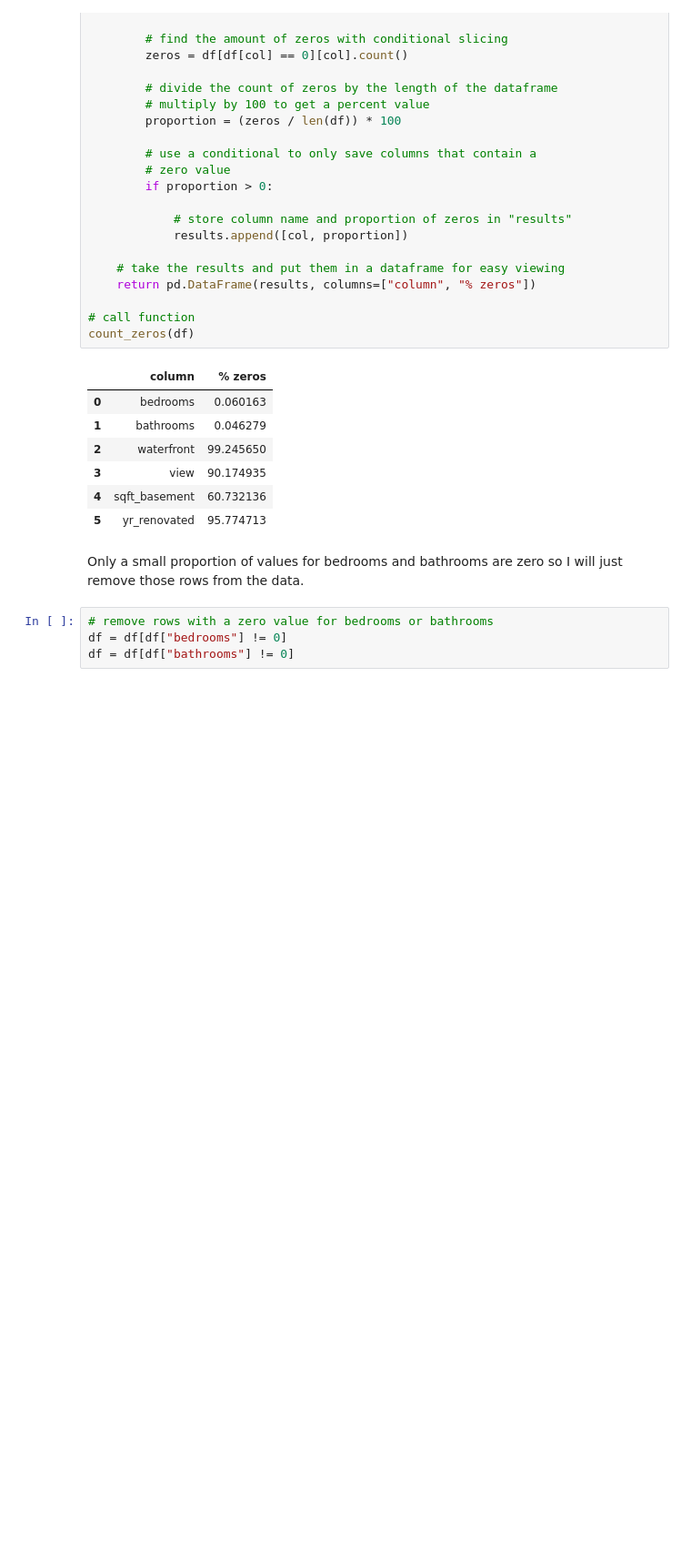
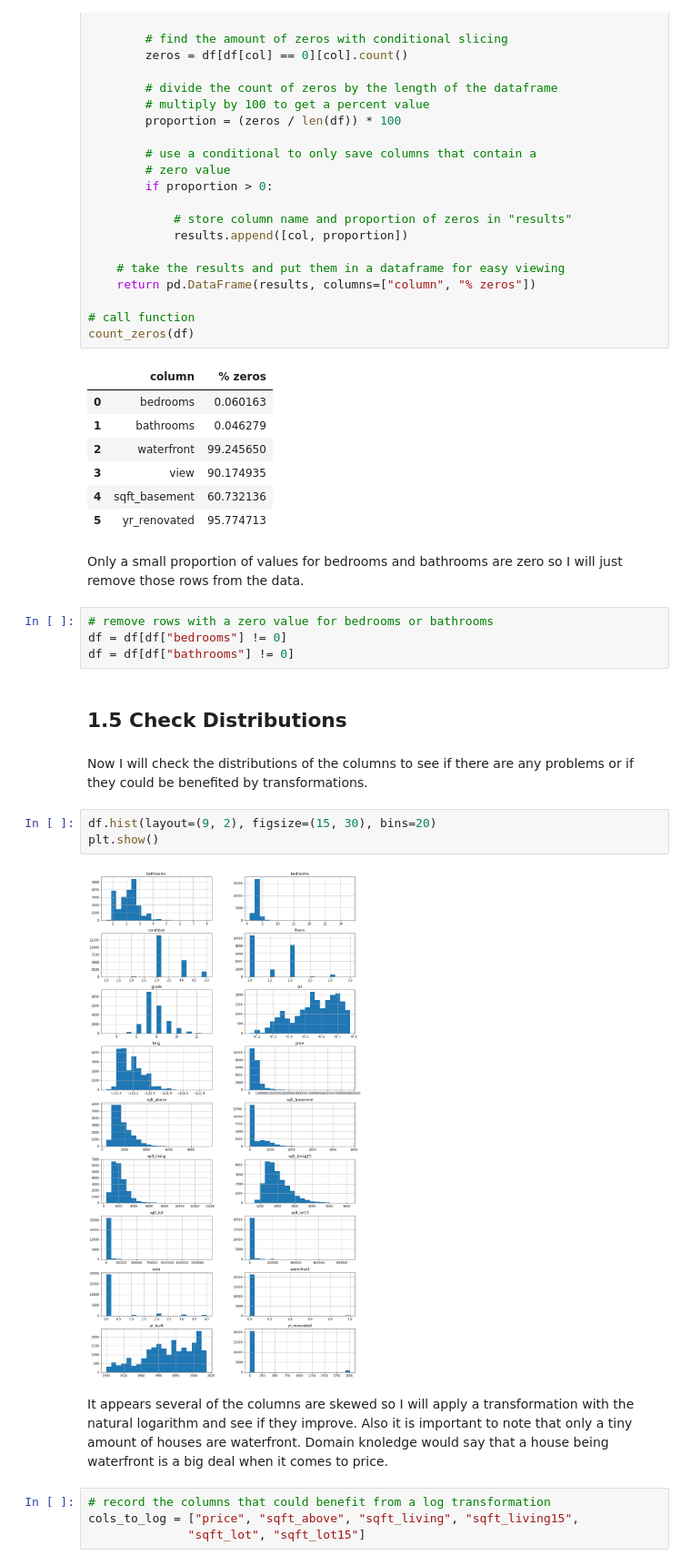
Before and after one commit to georgewillben/King_County_House_Prices, a Jupyter notebook: 3 - Data Cleaning.ipynb, the cells around one changed output. Shown at 91% size. Cells and saved outputs as stored; diff of their text form; blank space fills up the shorter version.

```diff
--- a/3 - Data Cleaning.ipynb
+++ b/3 - Data Cleaning.ipynb
@@ -153,3 +157,18 @@ Only a small proportion of values for bedrooms and bathrooms are zero so I will
 # remove rows with a zero value for bedrooms or bathrooms
 df = df[df["bedrooms"] != 0]
 df = df[df["bathrooms"] != 0]
+# %% [markdown]
+## 1.5 Check Distributions
+# %% [markdown]
+Now I will check the distributions of the columns to see if there are any problems or if they could be benefited by transformations.
+# %%
+df.hist(layout=(9, 2), figsize=(15, 30), bins=20)
+plt.show()
+# %% [output]
+[figure, added]
+# %% [markdown]
+It appears several of the columns are skewed so I will apply a transformation with the natural logarithm and see if they improve. Also it is important to note that only a tiny amount of houses are waterfront. Domain knoledge would say that a house being waterfront is a big deal when it comes to price.
+# %%
+# record the columns that could benefit from a log transformation
+cols_to_log = ["price", "sqft_above", "sqft_living", "sqft_living15",
+              "sqft_lot", "sqft_lot15"]
```
Also changed, not shown: parts of 18 cells of this notebook, 1 other file.
